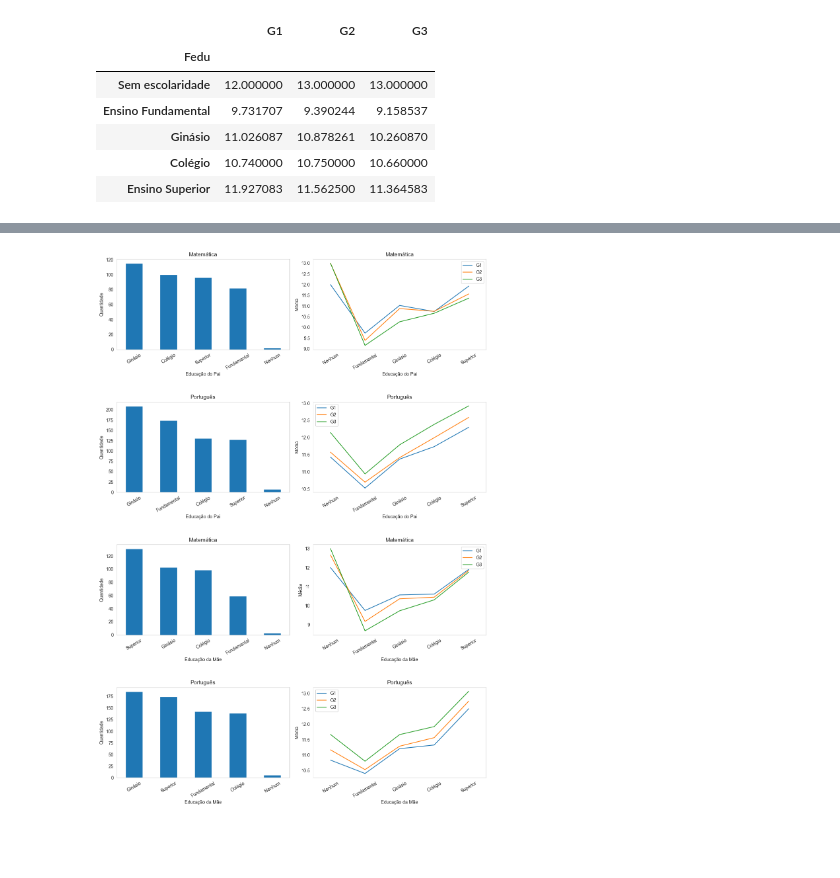
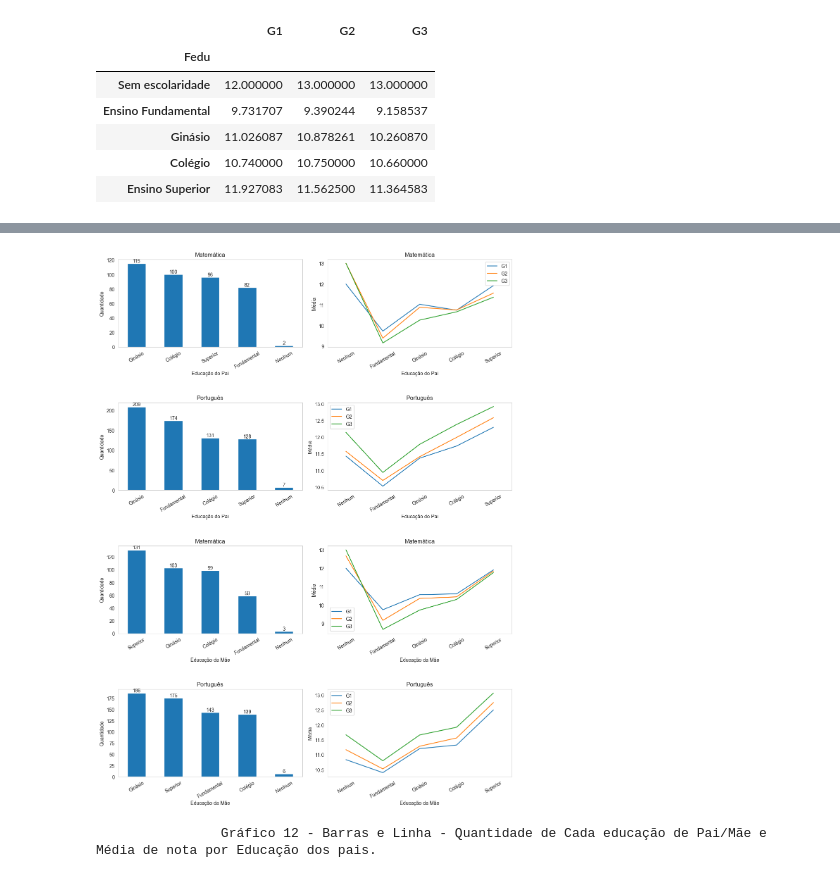
Before and after one commit to ricksoliveira/students_performance, a Jupyter notebook: students.ipynb, the cells around one changed output, grey strips where cells are left out. Cells and saved outputs as stored; diff of their text form; code cells hidden in the pictures; blank space fills up the shorter version.

```diff
--- a/students.ipynb
+++ b/students.ipynb
@@ -395,0 +511,29 @@ print("\t\tGráfico 10 - Mapa de Calor - Correlação das variáveis numéricas
+# %%
+fig, axes = plt.subplots(1, 2, figsize=(12, 5))
+
+study_time_mat = df_mat.groupby(['studytime'])[['G1', 'G2', 'G3']].mean().rename(index={1: '< 2 horas', 2: '2 a 5 horas', 3: '5 a 10 horas', 4: '> 10 horas'})
+study_time_por = df_por.groupby(['studytime'])[['G1', 'G2', 'G3']].mean().rename(index={1: '< 2 horas', 2: '2 a 5 horas', 3: '5 a 10 horas', 4: '> 10 horas'})
+
+groups = [study_time_mat, study_time_por]
+
+for i in range(0,2):
+
+    if i%2 == 0: title = 'Matemática'
+    else: title = 'Português'
+
+    groups[i][['G1', 'G2', 'G3']].plot(kind='line', ax=axes[i], title=title)
+    axes[i].set_xlabel('Tempo de estudo')
+    axes[i].set_ylabel('Média das Notas')
+    axes[i].grid(False)
+
+for j in range(0,2):
+
+    label = axes[j].get_xticklabels()
+    ticks = axes[j].get_xticks()
+    axes[j].set_xticks(ticks)
+    axes[j].set_xticklabels(label)
+
+plt.tight_layout()
+plt.show()
+
+print("\t\tGráfico 11 - Linha - Tempo de Estudo por Média de nota.")
@@ -407,6 +564,5 @@ father_ed_prep_mat
 # %%
-fig, axes = plt.subplots(4, 2, figsize=(12, 17))
-
+fig, axes = plt.subplots(4, 2, figsize=(12, 16))
 
 bar_father_mat = df_mat['Fedu'].value_counts().reset_index()
 bar_father_por = df_por['Fedu'].value_counts().reset_index()
@@ -433,31 +589,38 @@ for i in range(0,4):
         parent = 'Medu'
         label = 'Educação da Mãe'
 
     if i%2 == 0: title = 'Matemática'
     else: title = 'Português'
 
     bars[i].plot(kind='bar', x=parent, y='count', ax=axes[i][0], title=title, legend=False)
     axes[i][0].set_xlabel(label)
     axes[i][0].set_ylabel('Quantidade')
     axes[i][0].grid(False)
 
+    for x, value in enumerate(bars[i]['count']):
+        axes[i][0].text(x, value, str(value), ha="center", va="bottom")
+
+
     groups[i][['G1', 'G2', 'G3']].plot(kind='line', ax=axes[i][1], title=title)
     axes[i][1].set_xlabel(label)
     axes[i][1].set_ylabel('Média')
     axes[i][1].grid(False)
 
 for i in range(0,4):
     for j in range(0,2):
 
         if j == 1: angle = 30
         else: angle = 30
 
         label = axes[i][j].get_xticklabels()
         ticks = axes[i][j].get_xticks()
         axes[i][j].set_xticks(ticks)
         axes[i][j].set_xticklabels(label, rotation=angle)
 
 plt.tight_layout(h_pad=4)
 plt.show()
+
+print("\t\tGráfico 12 - Barras e Linha - Quantidade de Cada educação de Pai/Mãe e Média de nota por Educação dos pais.")
 # %% [output]
-[figure, old version]
+[figure, new version]
+                Gráfico 12 - Barras e Linha - Quantidade de Cada educação de Pai/Mãe e Média de nota por Educação dos pais.
```
Also changed, not shown: parts of 25 cells of this notebook.
